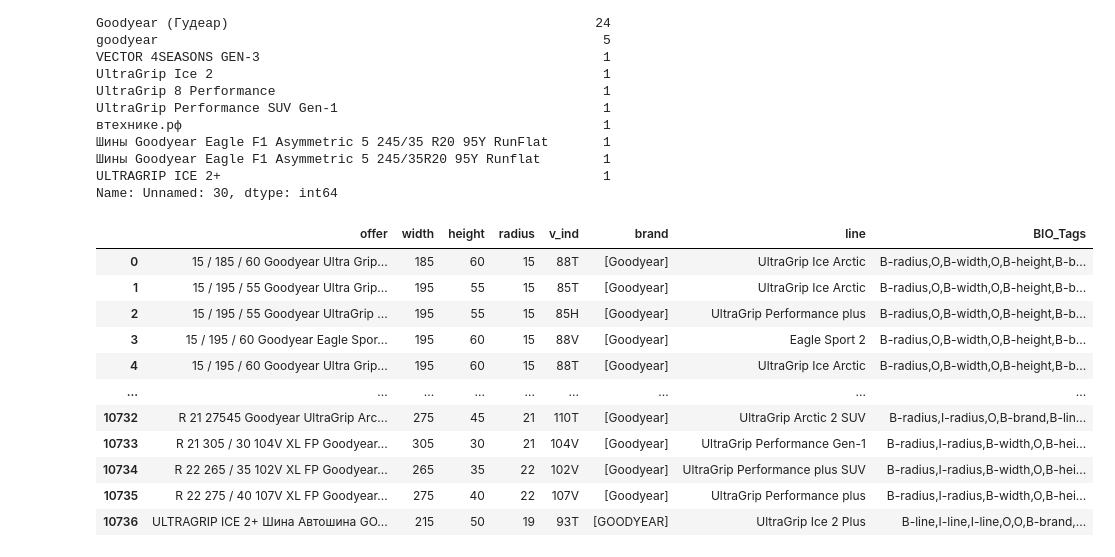
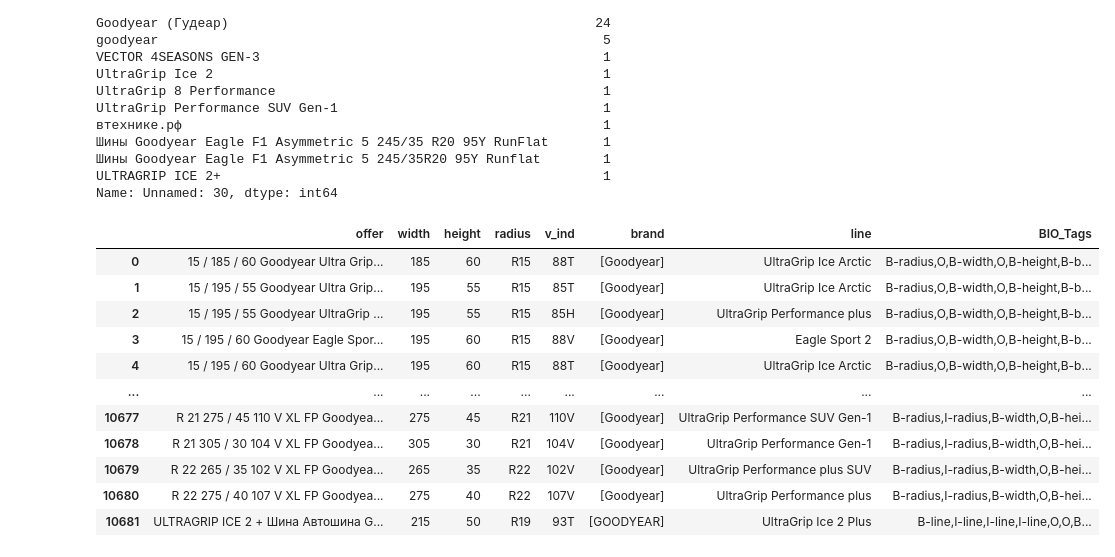
Before and after one commit to IgorSondors/BERT_NER, a Jupyter notebook: dataset/Goodyear.ipynb, the cells around one changed output. Saved outputs shown, nothing was run; the diff lists cells and outputs as text; code cells hidden in the pictures.

Commit message:
filter bad BIO remove_word R fix

```diff
--- a/dataset/Goodyear.ipynb
+++ b/dataset/Goodyear.ipynb
@@ -75,6 +75,18 @@ def process_text(input_text):
     return processed_text
 
 def create_bio_tags(row):
+    def remove_word(line, word):
+        # Преобразуем обе строки в нижний регистр для сравнения без учета регистра
+        lower_line = line.lower()
+        lower_word = word.lower()
+
+        # Проверяем, содержится ли подстрока в строке
+        if lower_word in lower_line:
+            # Используем регулярное выражение для удаления подстроки (с учетом регистра)
+            line = re.sub(fr'\b{re.escape(word)}\b', '', line, flags=re.IGNORECASE).strip()
+
+        return line
+
     name = str(row['offer'])
     width = str(row['width'])
     height = str(row['height'])
@@ -143,46 +155,95 @@ def create_bio_tags(row):
                 Begin_line = False
             else:
                 tags[i] = 'I-line'
-            line = line.replace(word,"")
+            line = min(remove_word(line, word), line.replace(word,""))
 
     # Собираем теги в строку
     return ','.join(tags)
 
 def change_columns(df):
     new_df = pd.DataFrame()
 
     df = df.rename(columns={'Наименование': 'offer'})
     df = df[df['offer'].notna()]
 
     new_df['offer'] = df['offer']
     new_df['width'] = df['Ширина шины']
     new_df['height'] = df['Высота профиля']
     new_df['radius'] = df['Диаметр']
     new_df['v_ind'] = df['Индекс нагрузки и скорости']
     new_df['brand'] = df['Unnamed: 30']
     new_df['line'] = df['Модель']
 
+    def process_column(row, column_name):
+        # Проверка, является ли значение в "offer" подстрокой значения из указанной колонки
+        contains_column_value = str(row['offer']).find(str(row[column_name])) != -1
+
+        # Если значение из колонки не найдено в "offer"
+        if not contains_column_value:
+            # Замена "." на "," в соответствующей строке из columns_to_process
+            row[column_name] = str(row[column_name]).replace('.', ',')
+
+            # Повторная проверка
+            contains_column_value = str(row['offer']).find(str(row[column_name])) != -1
+
+            # Если проверка не пройдена, удаляем строку из таблицы
+            if not contains_column_value:
+                return None
+        return row
+
+    def process_radius1(txt):
+        return txt.replace("r", "").replace("R", "")
+
+    new_df['radius'] = new_df['radius'].apply(process_radius1)
+    columns_to_process = ['width', 'height', 'radius']
+    for column in columns_to_process:
+        new_df = new_df.apply(process_column, args=(column,), axis=1)
+
+    # Удаляем строки, в которых проверка не пройдена
+    new_df = new_df.dropna().reset_index(drop=True)
+
+    def process_line(txt):
+        return txt.replace("A/T", "All-Terrain")
+    def process_radius(txt):
+        return "R"+txt
+
+    new_df['radius'] = new_df['radius'].apply(process_radius)
     new_df['offer'] = new_df['offer'].apply(process_text)
-    new_df['brand'] = new_df['offer'].apply(extract_Gislaved)
+    new_df['brand'] = new_df['offer'].apply(extract_Goodyear)
+    new_df['line'] = new_df['line'].apply(process_line)
     new_df['BIO_Tags'] = new_df.apply(create_bio_tags, axis=1)
+
+    keywords = ['width', 'height', 'radius', 'v_ind', 'brand', 'line']
+
+    # Проверяем вхождение каждого ключевого слова в каждую строку
+    for keyword in keywords:
+        new_df = new_df[new_df['BIO_Tags'].str.contains(keyword, case=False)]
+
+    # Переиндексируем DataFrame после удаления строк
+    new_df = new_df.reset_index(drop=True)
+
+    new_df = new_df[new_df['v_ind'].apply(lambda x: len(str(x)) <= 5)]
+    # Переиндексация DataFrame после удаления строк
+    new_df = new_df.reset_index(drop=True)
+
     return new_df
 
-def extract_Gislaved(text):
+def extract_Goodyear(text):
     brands = re.findall(r'Goodyear|GOODYEAR|GoodYear|goodyear|goodYear|Гудиер|Гудеар|ГУДИЕР|ГУДЕАР|гудиер|гудеар', text)
     return brands
 
 new_df = change_columns(df)
 new_df
 # %% [output]
 |  | offer | width | height | radius | v_ind | brand | line | BIO_Tags |
-| 0 | 15 / 185 / 60 Goodyear Ultra Grip... | 185 | 60 | 15 | 88T | [Goodyear] | UltraGrip Ice Arctic | B-radius,O,B-width,O,B-height,B-b... |
-| 1 | 15 / 195 / 55 Goodyear Ultra Grip... | 195 | 55 | 15 | 85T | [Goodyear] | UltraGrip Ice Arctic | B-radius,O,B-width,O,B-height,B-b... |
-| 2 | 15 / 195 / 55 Goodyear UltraGrip ... | 195 | 55 | 15 | 85H | [Goodyear] | UltraGrip Performance plus | B-radius,O,B-width,O,B-height,B-b... |
-| 3 | 15 / 195 / 60 Goodyear Eagle Spor... | 195 | 60 | 15 | 88V | [Goodyear] | Eagle Sport 2 | B-radius,O,B-width,O,B-height,B-b... |
-| 4 | 15 / 195 / 60 Goodyear Ultra Grip... | 195 | 60 | 15 | 88T | [Goodyear] | UltraGrip Ice Arctic | B-radius,O,B-width,O,B-height,B-b... |
+| 0 | 15 / 185 / 60 Goodyear Ultra Grip... | 185 | 60 | R15 | 88T | [Goodyear] | UltraGrip Ice Arctic | B-radius,O,B-width,O,B-height,B-b... |
+| 1 | 15 / 195 / 55 Goodyear Ultra Grip... | 195 | 55 | R15 | 85T | [Goodyear] | UltraGrip Ice Arctic | B-radius,O,B-width,O,B-height,B-b... |
+| 2 | 15 / 195 / 55 Goodyear UltraGrip ... | 195 | 55 | R15 | 85H | [Goodyear] | UltraGrip Performance plus | B-radius,O,B-width,O,B-height,B-b... |
+| 3 | 15 / 195 / 60 Goodyear Eagle Spor... | 195 | 60 | R15 | 88V | [Goodyear] | Eagle Sport 2 | B-radius,O,B-width,O,B-height,B-b... |
+| 4 | 15 / 195 / 60 Goodyear Ultra Grip... | 195 | 60 | R15 | 88T | [Goodyear] | UltraGrip Ice Arctic | B-radius,O,B-width,O,B-height,B-b... |
 | ... | ... | ... | ... | ... | ... | ... | ... | ... |
-| 10732 | R 21 27545 Goodyear UltraGrip Arc... | 275 | 45 | 21 | 110T | [Goodyear] | UltraGrip Arctic 2 SUV | B-radius,I-radius,O,B-brand,B-lin... |
-| 10733 | R 21 305 / 30 104V XL FP Goodyear... | 305 | 30 | 21 | 104V | [Goodyear] | UltraGrip Performance Gen-1 | B-radius,I-radius,B-width,O,B-hei... |
-| 10734 | R 22 265 / 35 102V XL FP Goodyear... | 265 | 35 | 22 | 102V | [Goodyear] | UltraGrip Performance plus SUV | B-radius,I-radius,B-width,O,B-hei... |
-| 10735 | R 22 275 / 40 107V XL FP Goodyear... | 275 | 40 | 22 | 107V | [Goodyear] | UltraGrip Performance plus | B-radius,I-radius,B-width,O,B-hei... |
-| 10736 | ULTRAGRIP ICE 2+ Шина Автошина GO... | 215 | 50 | 19 | 93T | [GOODYEAR] | UltraGrip Ice 2 Plus | B-line,I-line,I-line,O,O,B-brand,... |
+| 10677 | R 21 275 / 45 110 V XL FP Goodyea... | 275 | 45 | R21 | 110V | [Goodyear] | UltraGrip Performance SUV Gen-1 | B-radius,I-radius,B-width,O,B-hei... |
+| 10678 | R 21 305 / 30 104 V XL FP Goodyea... | 305 | 30 | R21 | 104V | [Goodyear] | UltraGrip Performance Gen-1 | B-radius,I-radius,B-width,O,B-hei... |
+| 10679 | R 22 265 / 35 102 V XL FP Goodyea... | 265 | 35 | R22 | 102V | [Goodyear] | UltraGrip Performance plus SUV | B-radius,I-radius,B-width,O,B-hei... |
+| 10680 | R 22 275 / 40 107 V XL FP Goodyea... | 275 | 40 | R22 | 107V | [Goodyear] | UltraGrip Performance plus | B-radius,I-radius,B-width,O,B-hei... |
+| 10681 | ULTRAGRIP ICE 2 + Шина Автошина G... | 215 | 50 | R19 | 93T | [GOODYEAR] | UltraGrip Ice 2 Plus | B-line,I-line,I-line,I-line,O,O,B... |
```
Also changed, not shown: parts of 6 cells of this notebook, 3 other files.
